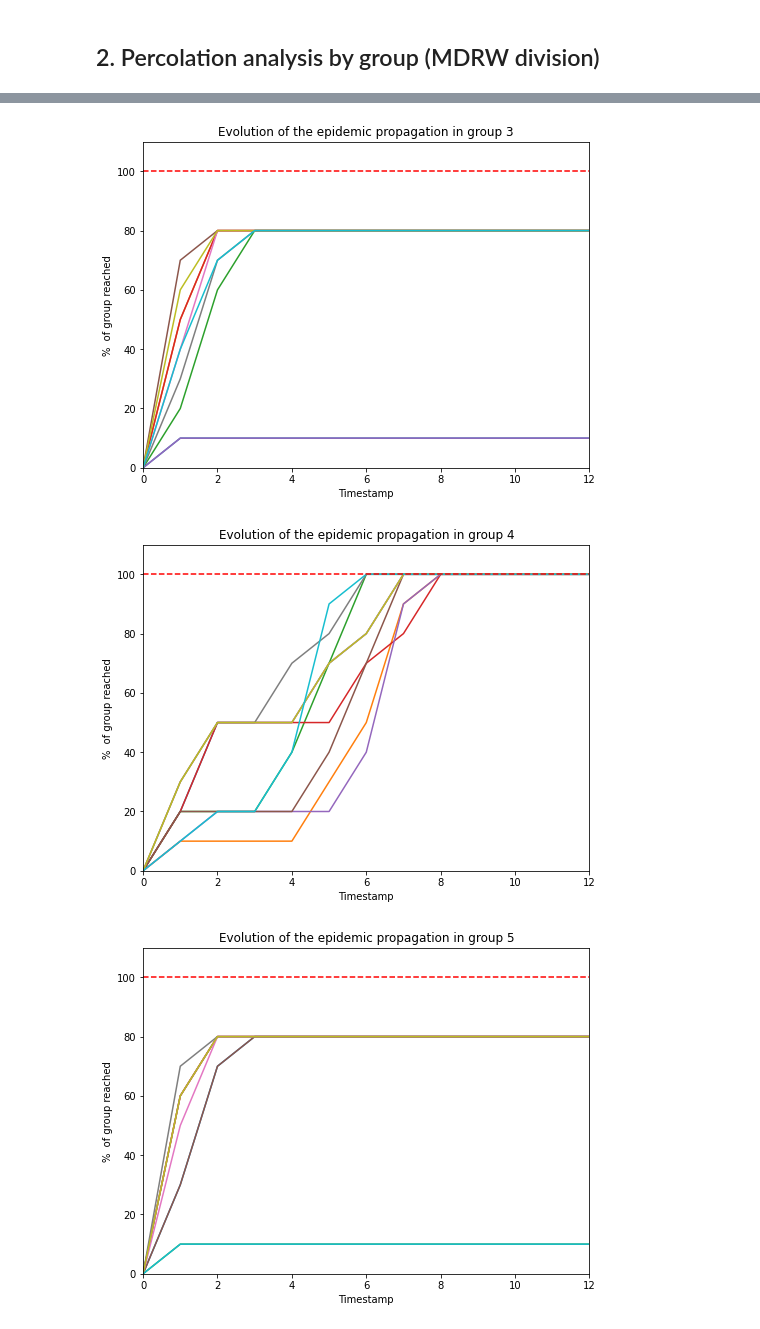
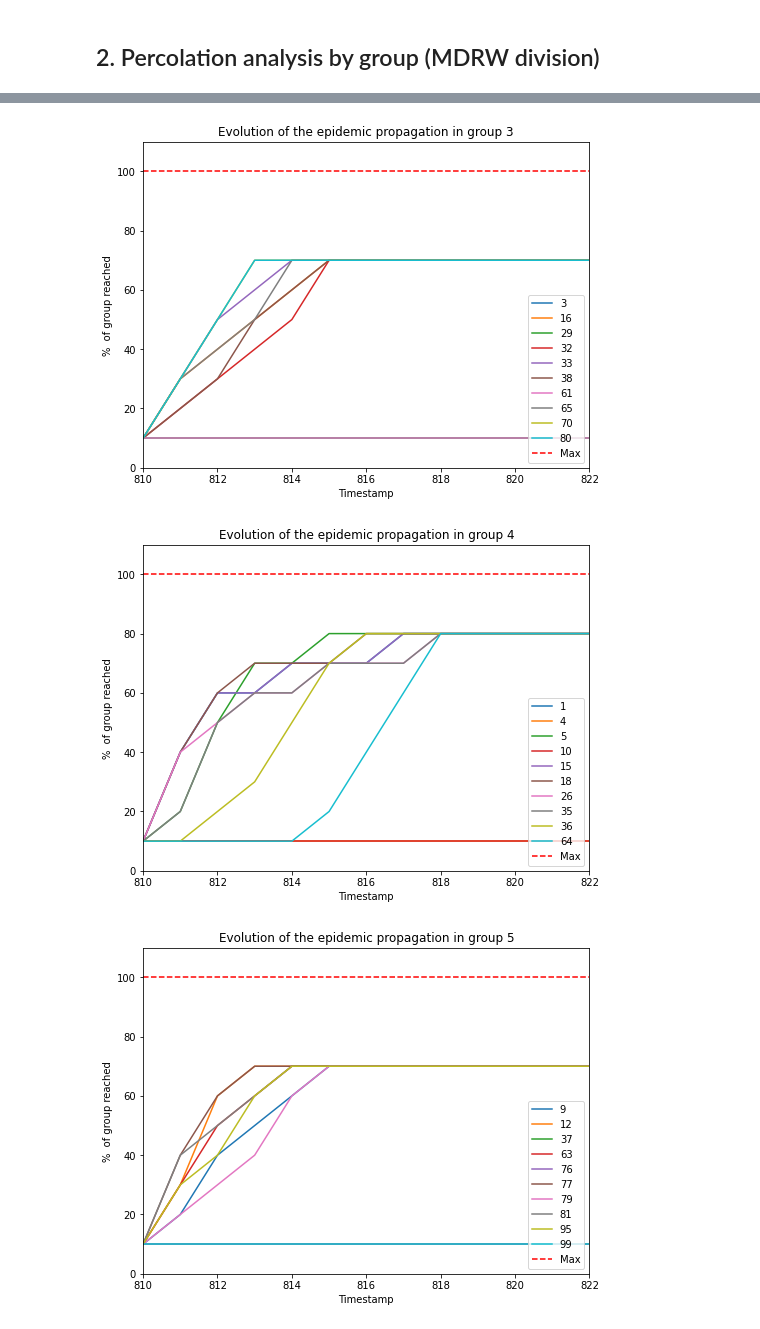
Before and after one commit to eakopyan/SwarmPy_Simulator, a Jupyter notebook: src/routing.ipynb, the cells around one changed output, grey strips where cells are left out. Saved outputs shown, nothing was run; the diff lists cells and outputs as text; code cells hidden in the pictures.

```diff
--- a/src/routing.ipynb
+++ b/src/routing.ipynb
@@ -162,10 +204,12 @@ Text(0.5, 1.0, 'Evolution of the epidemic propagation from all sources')
 # %%
+start = 810 # 810, 484, 1556
+
 nb_groups = 10
-swarm_data[0].reset_groups()
+swarm_data[start].reset_groups()
 
-swarm_data[0].MDRW(n=nb_groups, s=1)
+swarm_data[start].MDRW(n=nb_groups, s=10)
 groups = {}
-for node in swarm_data[0].nodes:
+for node in swarm_data[start].nodes:
     groups[node.id] = node.group
 
 for t, swarm in swarm_data.items():
@@ -221,2 +217,0 @@ def propagate_multicast(swarms, src_id=0, start=0, stop=CHUNKS, destination=None
-# %%
-perco = propagate_multicast(swarm_data, src_id=11, stop=1800, destination=nodes_0, debug=True)
@@ -243,11 +220,10 @@ node_groups = {}
 for i in range(nb_groups):
     node_groups[i] = [n.id for n in swarm_data[0].nodes if n.group==i]
 
-
 perco_group = {}
 for group_id, group in node_groups.items():
     perco_node = {}
     for nid in group:
-        perco_node[nid] = propagate_multicast(swarm_data, src_id=nid, stop=1800, destination=group, debug=False)
+        perco_node[nid] = propagate_multicast(swarm_data, src_id=nid, start=start, stop=1800, destination=group, debug=False)
     perco_group[group_id] = perco_node
 # %% [output]
@@ -276,8 +252,8 @@ for group_id, perco in perco_group.items():
     plt.axhline(y=100, xmin=0, xmax=100, ls='--', c='red', label='Max')
     plt.xlabel('Timestamp')
     plt.ylabel('%  of group reached')
-    plt.xlim(0,12)
+    plt.legend(loc='lower right')
+    plt.xlim(start, start+12)
     plt.ylim(0,110)
-    #plt.legend(loc='lower right')
     plt.title(f'Evolution of the epidemic propagation in group {group_id}')
 # %% [output]
@@ -287,3 +263,3 @@ for group_id, perco in perco_group.items():
-[figure, old version]
+[figure, new version]
-[figure, old version]
+[figure, new version]
-[figure, old version]
+[figure, new version]
```
Also changed, not shown: parts of 6 cells of this notebook.
